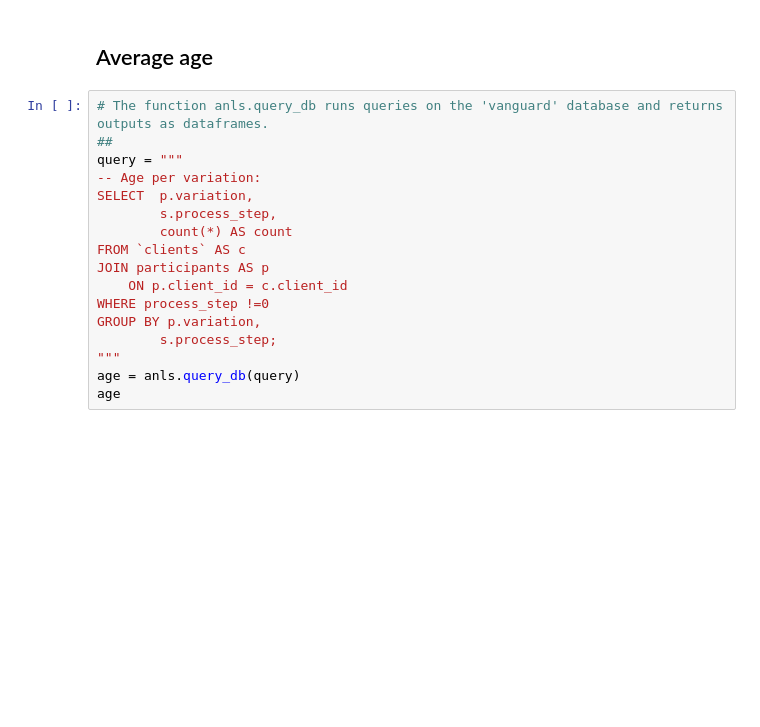
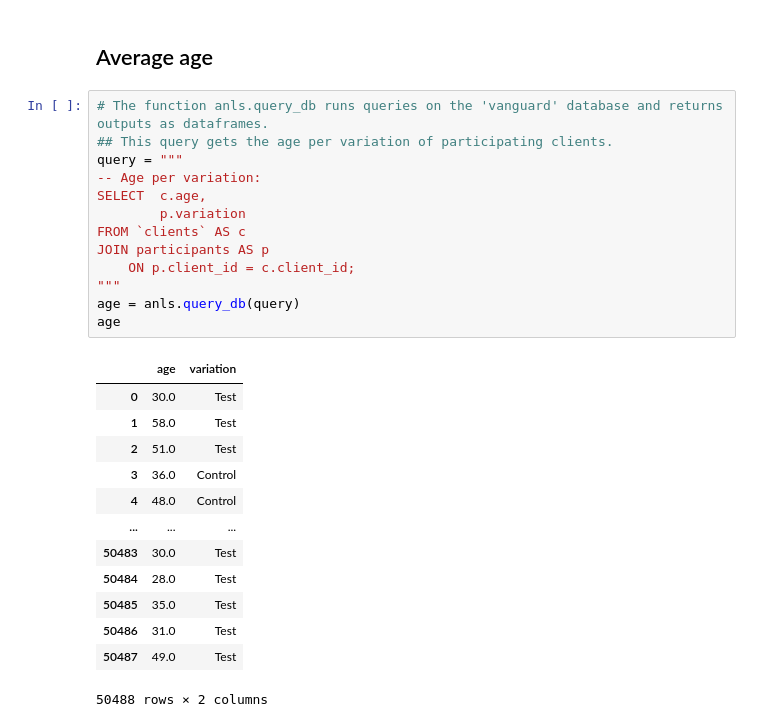
Before and after one commit to arnaurr94/vanguard-ab-test, a Jupyter notebook: dataframes.ipynb, the cells around one changed output. Cells and saved outputs as stored; diff of their text form; blank space fills up the shorter version.

```diff
--- a/dataframes.ipynb
+++ b/dataframes.ipynb
@@ -830,18 +819,28 @@ P value: 0.24629
 ## Average age
 # %%
 # The function anls.query_db runs queries on the 'vanguard' database and returns outputs as dataframes.
-##
+## This query gets the age per variation of participating clients.
 query = """
 -- Age per variation:
-SELECT  p.variation,
-  		s.process_step,
-		count(*) AS count
+SELECT 	c.age,
+		p.variation
 FROM `clients` AS c
 JOIN participants AS p
-	ON p.client_id = c.client_id
-WHERE process_step !=0
-GROUP BY p.variation,
-  		s.process_step;
+	ON p.client_id = c.client_id;
 """
 age = anls.query_db(query)
 age
+# %% [output]
+|  | age | variation |
+| 0 | 30.0 | Test |
+| 1 | 58.0 | Test |
+| 2 | 51.0 | Test |
+| 3 | 36.0 | Control |
+| 4 | 48.0 | Control |
+| ... | ... | ... |
+| 50483 | 30.0 | Test |
+| 50484 | 28.0 | Test |
+| 50485 | 35.0 | Test |
+| 50486 | 31.0 | Test |
+| 50487 | 49.0 | Test |
+50488 rows × 2 columns
```
Also changed, not shown: parts of 5 cells of this notebook, 1 other file.
